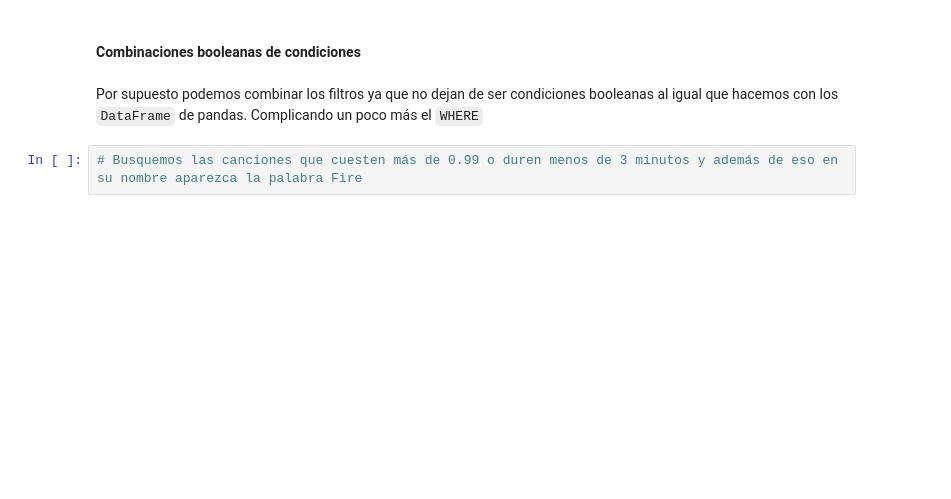
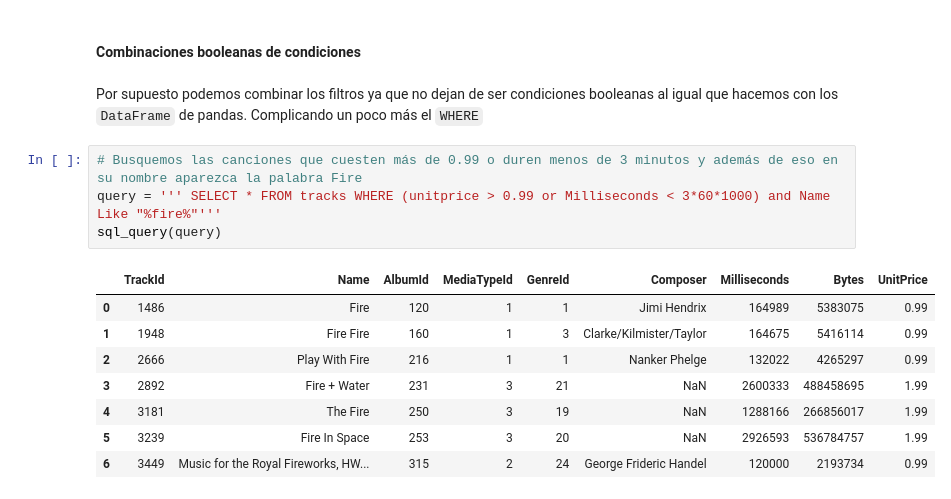
Before and after one commit to claudiomillanmartin/Claudio-Millan-Martin-DSOline, a Jupyter notebook: Bloque_03_Data_Analysis/Sprint_06/01_Procesado_Datos_Internos_BBDD/01_Workout/05_WHERE.ipynb, the cells around one changed output. Cells and saved outputs as stored; diff of their text form; blank space fills up the shorter version.

```diff
--- a/Bloque_03_Data_Analysis/Sprint_06/01_Procesado_Datos_Internos_BBDD/01_Workout/05_WHERE.ipynb
+++ b/Bloque_03_Data_Analysis/Sprint_06/01_Procesado_Datos_Internos_BBDD/01_Workout/05_WHERE.ipynb
@@ -77,3 +201,14 @@ Podríamos dejarlo además en segundos operando directamente la columna en la pr
 Por supuesto podemos combinar los filtros ya que no dejan de ser condiciones booleanas al igual que hacemos con los `DataFrame` de pandas.  Complicando un poco más el `WHERE`
 # %%
 # Busquemos las canciones que cuesten más de 0.99 o duren menos de 3 minutos y además de eso en su nombre aparezca la palabra Fire
+query = ''' SELECT * FROM tracks WHERE (unitprice > 0.99 or Milliseconds < 3*60*1000) and Name Like "%fire%"'''
+sql_query(query)
+# %% [output]
+|  | TrackId | Name | AlbumId | MediaTypeId | GenreId | Composer | Milliseconds | Bytes | UnitPrice |
+| 0 | 1486 | Fire | 120 | 1 | 1 | Jimi Hendrix | 164989 | 5383075 | 0.99 |
+| 1 | 1948 | Fire Fire | 160 | 1 | 3 | Clarke/Kilmister/Taylor | 164675 | 5416114 | 0.99 |
+| 2 | 2666 | Play With Fire | 216 | 1 | 1 | Nanker Phelge | 132022 | 4265297 | 0.99 |
+| 3 | 2892 | Fire + Water | 231 | 3 | 21 | NaN | 2600333 | 488458695 | 1.99 |
+| 4 | 3181 | The Fire | 250 | 3 | 19 | NaN | 1288166 | 266856017 | 1.99 |
+| 5 | 3239 | Fire In Space | 253 | 3 | 20 | NaN | 2926593 | 536784757 | 1.99 |
+| 6 | 3449 | Music for the Royal Fireworks, HW... | 315 | 2 | 24 | George Frideric Handel | 120000 | 2193734 | 0.99 |
```
Also changed, not shown: parts of 6 cells of this notebook, 3 other files.
